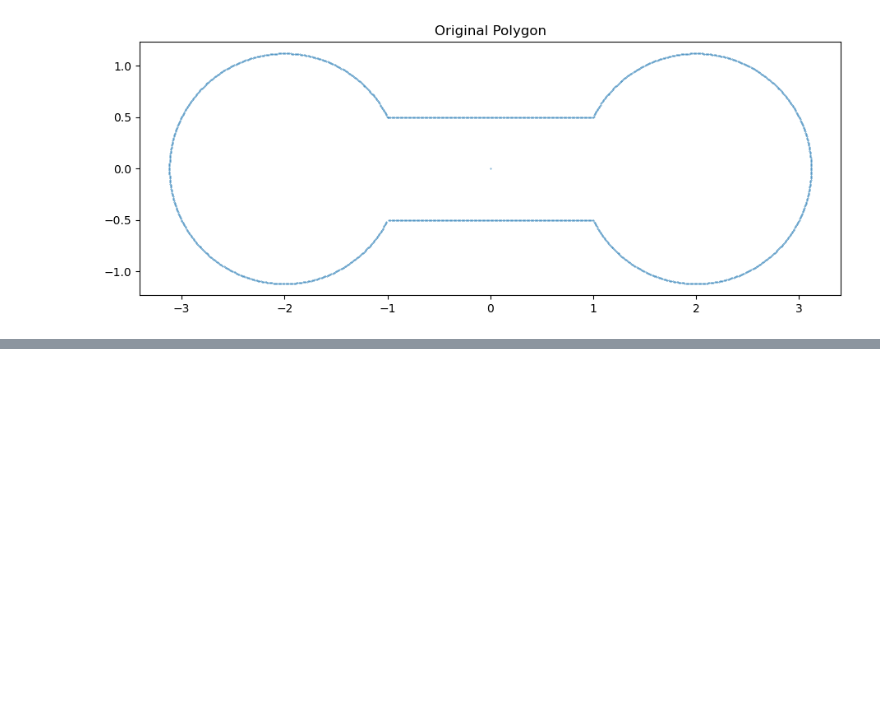
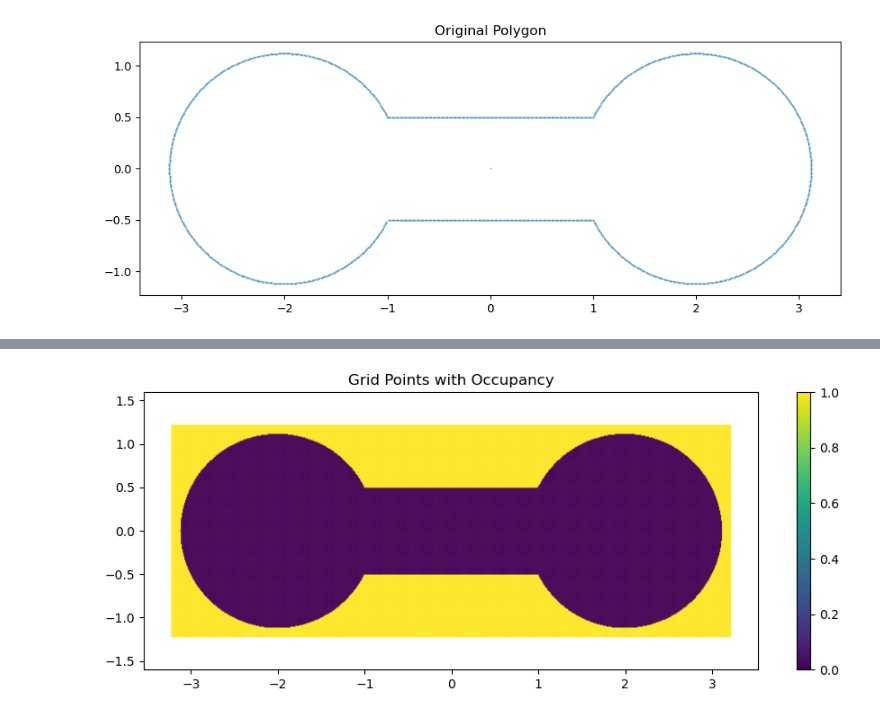
Before and after one commit to drtghosh/thesis_notebooks, a Jupyter notebook: DKL_results_2D_hand_picked.ipynb, the cells around one changed output, grey strips where cells are left out. Drawn from its saved outputs; the diff is of its cells as text; code cells hidden in the pictures; blank space fills up the shorter version.

```diff
--- a/DKL_results_2D_hand_picked.ipynb
+++ b/DKL_results_2D_hand_picked.ipynb
@@ -86,0 +129,12 @@ grid_points, grid_sizes = create_grid(dumb_sample, res=0.01)
+# %%
+binary_sdf_grid = sdf_grid>0
+with torch.no_grad():
+        fig = plt.figure(figsize=(11, 4))
+        ax = fig.add_subplot(111)
+        plot = ax.scatter(grid_points.cpu().numpy()[:, 0], grid_points.cpu().numpy()[:, 1], c=binary_sdf_grid.cpu().numpy(),s = 0.1)
+        fig.colorbar(plot)
+        ax.axis('equal')
+        ax.legend_ = None
+        ax.set_title(f'Grid Points with Occupancy')
+# %% [output]
+[figure, added]
```
Also changed, not shown: parts of 4 cells of this notebook.
